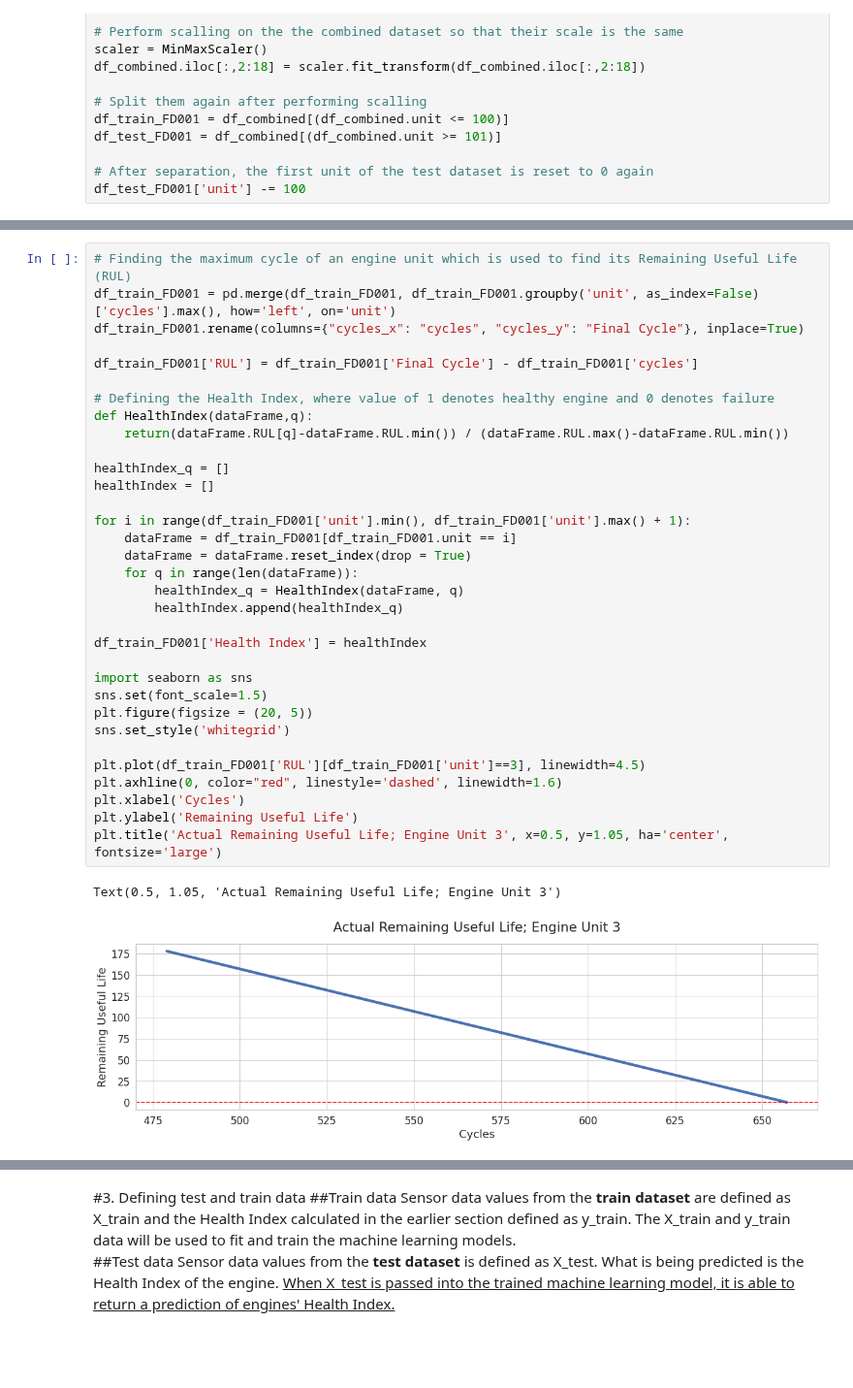
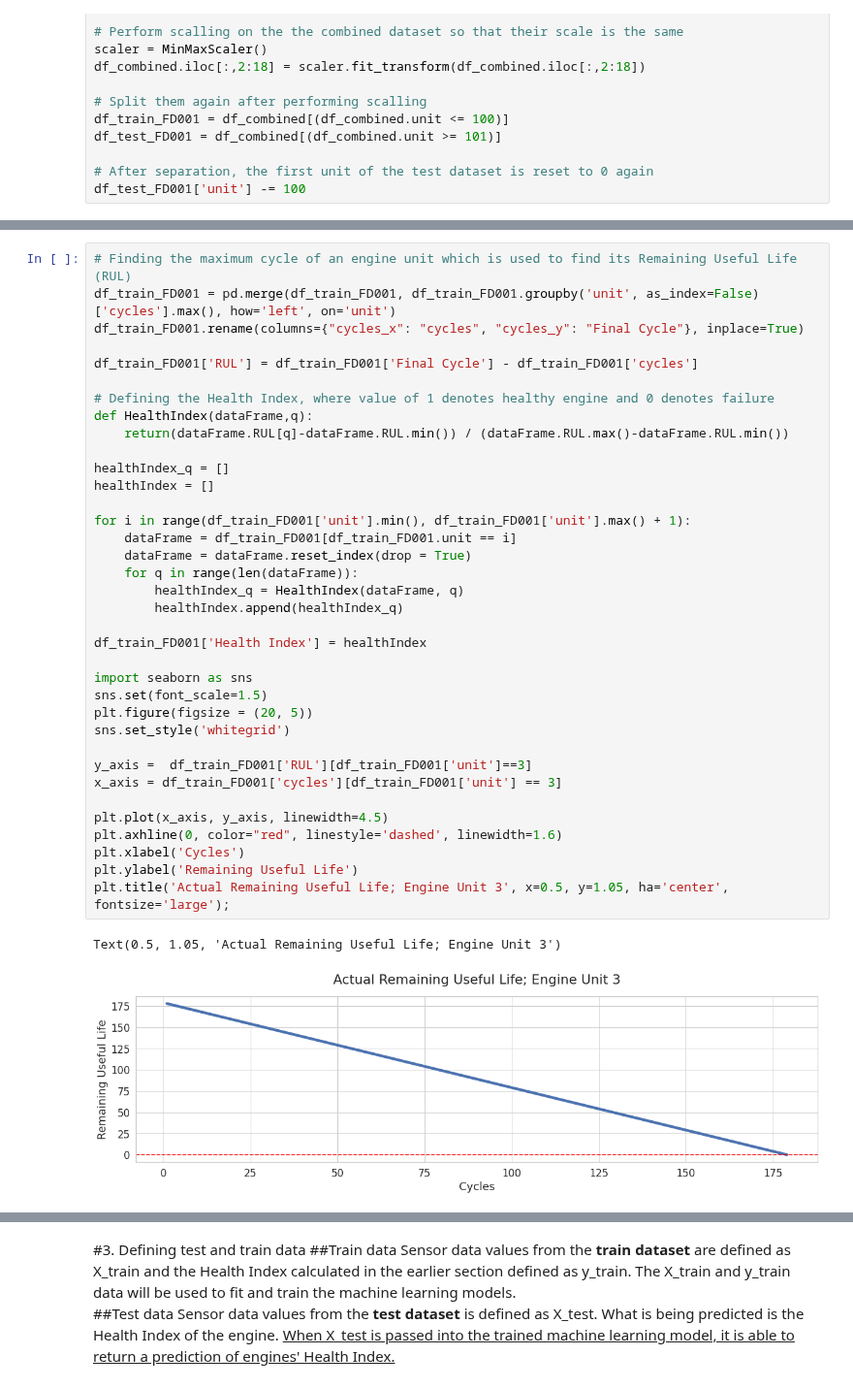
Before and after one commit to luqmanbuang/Aircraft-Engine-Lifetime-Prediction-with-Machine-Learning, a Jupyter notebook: Main.ipynb, the cells around one changed output, grey strips where cells are left out. Shown at 97% size. Drawn from its saved outputs; the diff is of its cells as text; blank space fills up the shorter version.

```diff
--- a/Main.ipynb
+++ b/Main.ipynb
@@ -97,36 +97,39 @@ df_train_FD001 = pd.merge(df_train_FD001, df_train_FD001.groupby('unit', as_inde
 df_train_FD001.rename(columns={"cycles_x": "cycles", "cycles_y": "Final Cycle"}, inplace=True)
 
 df_train_FD001['RUL'] = df_train_FD001['Final Cycle'] - df_train_FD001['cycles']
 
 # Defining the Health Index, where value of 1 denotes healthy engine and 0 denotes failure
 def HealthIndex(dataFrame,q):
     return(dataFrame.RUL[q]-dataFrame.RUL.min()) / (dataFrame.RUL.max()-dataFrame.RUL.min())
 
 healthIndex_q = []
 healthIndex = []
 
 for i in range(df_train_FD001['unit'].min(), df_train_FD001['unit'].max() + 1):
     dataFrame = df_train_FD001[df_train_FD001.unit == i]
     dataFrame = dataFrame.reset_index(drop = True)
     for q in range(len(dataFrame)):
         healthIndex_q = HealthIndex(dataFrame, q)
         healthIndex.append(healthIndex_q)
 
 df_train_FD001['Health Index'] = healthIndex
 
 import seaborn as sns
 sns.set(font_scale=1.5)
 plt.figure(figsize = (20, 5))
 sns.set_style('whitegrid')
 
-plt.plot(df_train_FD001['RUL'][df_train_FD001['unit']==3], linewidth=4.5)
+y_axis =  df_train_FD001['RUL'][df_train_FD001['unit']==3]
+x_axis = df_train_FD001['cycles'][df_train_FD001['unit'] == 3]
+
+plt.plot(x_axis, y_axis, linewidth=4.5)
 plt.axhline(0, color="red", linestyle='dashed', linewidth=1.6)
 plt.xlabel('Cycles')
 plt.ylabel('Remaining Useful Life')
-plt.title('Actual Remaining Useful Life; Engine Unit 3', x=0.5, y=1.05, ha='center', fontsize='large')
+plt.title('Actual Remaining Useful Life; Engine Unit 3', x=0.5, y=1.05, ha='center', fontsize='large');
 # %% [output]
 Text(0.5, 1.05, 'Actual Remaining Useful Life; Engine Unit 3')
-[figure, old version]
+[figure, new version]
 # %% [markdown]
 ##2.1 Health Index (H.I.)
 The RUL can be used to calculate the health index of the engine. The health index of the engine represents the state of the engine's health where values closer to one represents a healthier engine and values closer to 0 signifies that the engine reaching the end of its operational life. The health index is caculated by dividing the the current cycle of the time series by the maximum cycles of the unit. *For example, calculating the H.I of an engine at its very first cycle where it is at best health returns a value of one as the RUL of the engine at the first cycle is also equals to the maximum cycles of the engine.*
```
Also changed, not shown: parts of 2 cells of this notebook.
